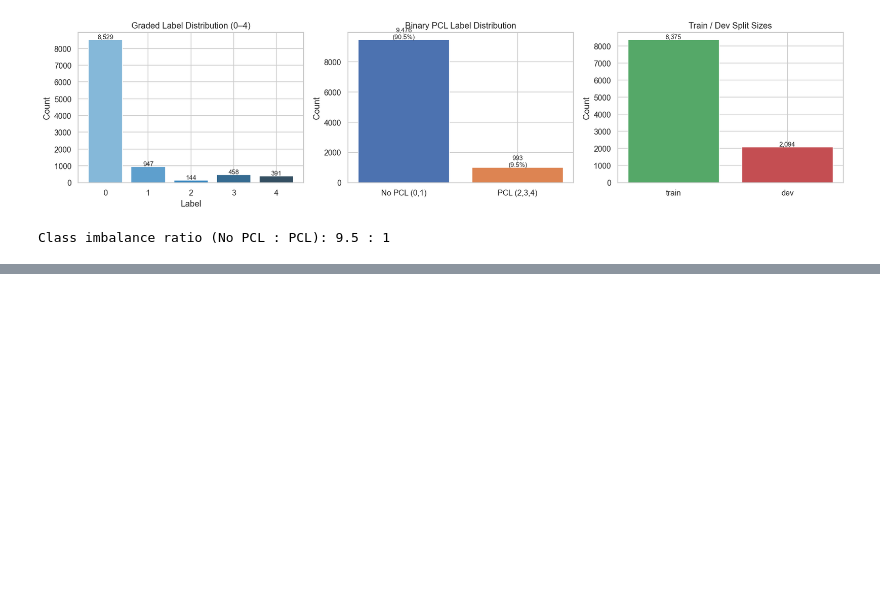
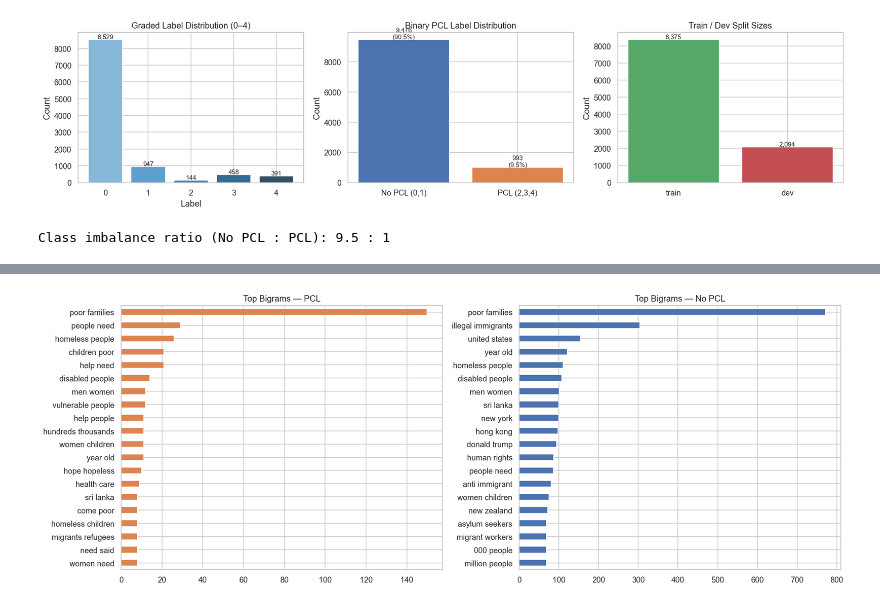
Before and after one commit to hardiv/pcl-detector, a Jupyter notebook: main.ipynb, the cells around one changed output, grey strips where cells are left out. Cells and saved outputs as stored; diff of their text form; code cells hidden in the pictures; blank space fills up the shorter version.

```diff
--- a/main.ipynb
+++ b/main.ipynb
@@ -306,0 +386,12 @@ The_poorer_the_merrier         52
+# %%
+# Top-20 bigrams: PCL vs No-PCL
+fig, axes = plt.subplots(1, 2, figsize=(16, 6))
+bi_pcl.sort_values().plot.barh(ax=axes[0], color="#dd8452")
+axes[0].set_title("Top Bigrams — PCL")
+bi_nopcl.sort_values().plot.barh(ax=axes[1], color="#4c72b0")
+axes[1].set_title("Top Bigrams — No PCL")
+plt.tight_layout()
+plt.savefig("report/figures/bigrams.png", dpi=150, bbox_inches="tight")
+plt.show()
+# %% [output]
+[figure, added]
```
Also changed, not shown: parts of 19 cells of this notebook, 11 other files.
